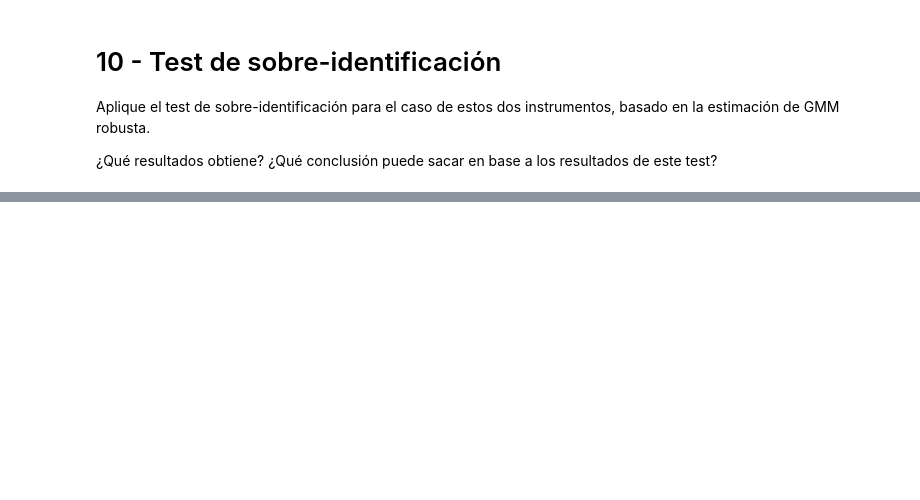
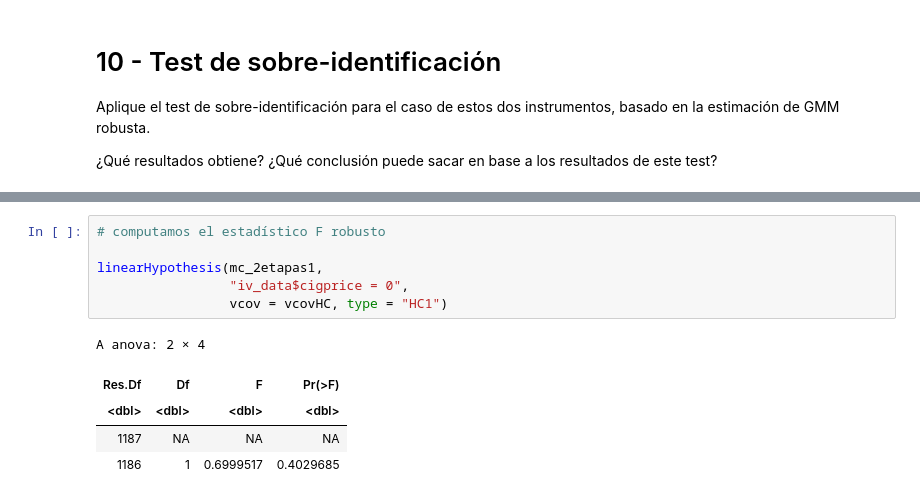
Before and after one commit to jdemonasterio/econometria1905, a Jupyter notebook: Tercer_TP.ipynb, the cells around one changed output, grey strips where cells are left out. Saved outputs shown, nothing was run; the diff lists cells and outputs as text; blank space fills up the shorter version.

```diff
--- a/Tercer_TP.ipynb
+++ b/Tercer_TP.ipynb
@@ -762,0 +818,12 @@ Estudie la posibilidad de instrumentos débiles en el modelo sobre identificado
+# %%
+# computamos el estadístico F robusto
+
+linearHypothesis(mc_2etapas1,
+                 "iv_data$cigprice = 0",
+                 vcov = vcovHC, type = "HC1")
+# %% [output]
+A anova: 2 × 4
+| Res.Df | Df | F | Pr(>F) |
+| <dbl> | <dbl> | <dbl> | <dbl> |
+| 1187 | NA | NA | NA |
+| 1186 | 1 | 0.6999517 | 0.4029685 |
```
Also changed, not shown: parts of 17 cells of this notebook.
